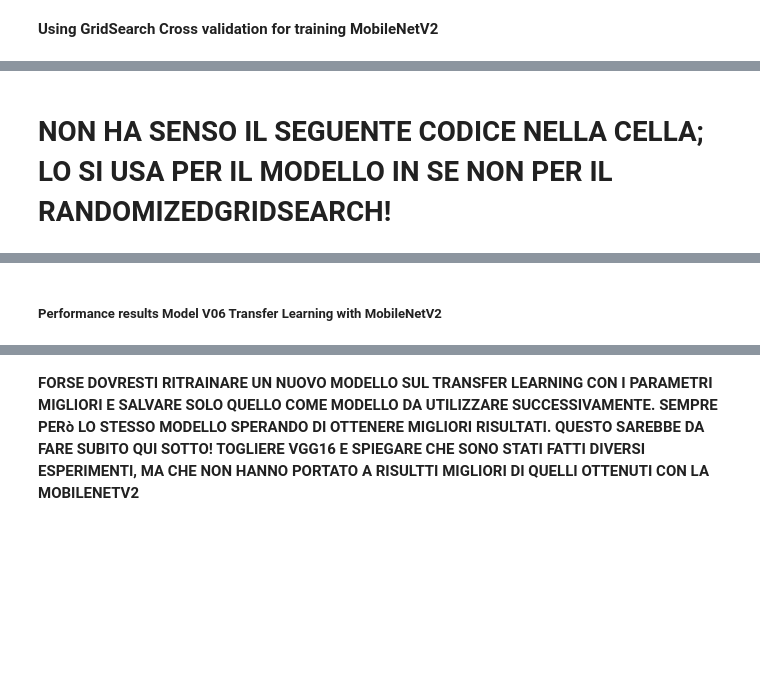
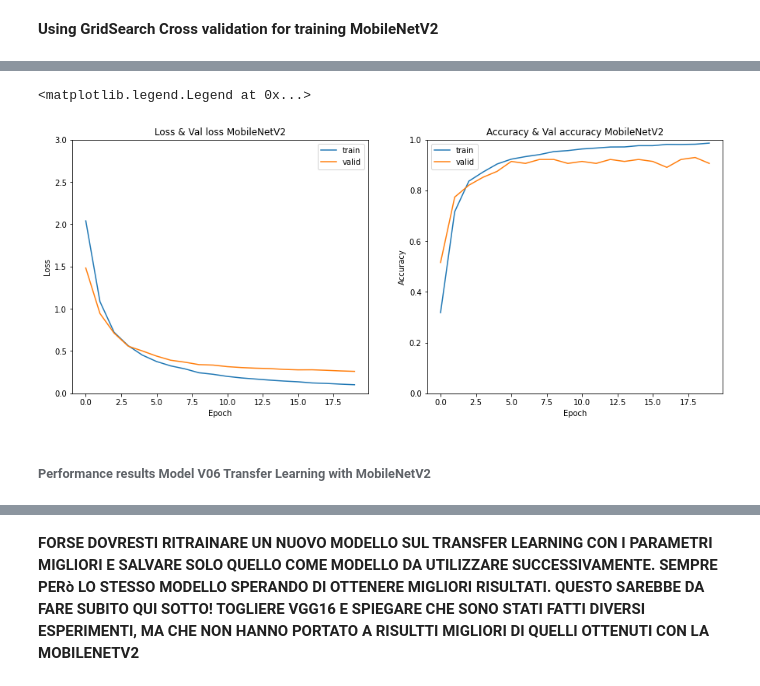
Before and after one commit to alessandro-maccario/DeepLearning-FoodRecognition, a Jupyter notebook: 1_FoDL_Food_Image_Classification_Model_Training_96x96.ipynb, the cells around one changed output, grey strips where cells are left out. Saved outputs shown, nothing was run; the diff lists cells and outputs as text; code cells hidden in the pictures; blank space fills up the shorter version.

```diff
--- a/1_FoDL_Food_Image_Classification_Model_Training_96x96.ipynb
+++ b/1_FoDL_Food_Image_Classification_Model_Training_96x96.ipynb
@@ -2067,29 +1987,28 @@ Best: 0.962284 using {'optimizer': 'SGD', 'lr': 0.0001, 'activation': 'LeakyRelu
 # # END RECORDING TIME
 # end = datetime.datetime.now()
 # print("Total execution time is: ", end - start)
-# %% [markdown]
-# NON HA SENSO IL SEGUENTE CODICE NELLA CELLA; LO SI USA PER IL MODELLO IN SE NON PER IL RANDOMIZEDGRIDSEARCH!
 # %%
-# # PLOT THEM TOGETHER
-# # Visualization of the learning curves
-# plt.figure(figsize=(15,6))
+# PLOT THEM TOGETHER
+# Visualization of the learning curves
+plt.figure(figsize=(15,6))
 
-# # PER IL PLOT DOVRESTI USARE GLI ELEMENTI DERIVANTI DA history_grid_fit_mobilenetV2
+# PER IL PLOT DOVRESTI USARE GLI ELEMENTI DERIVANTI DA history_grid_fit_mobilenetV2
 
-# plt.subplot(1, 2, 1)
-# plt.plot(history_grid_fit_mobilenetV2.history['loss'])
-# plt.plot(history_grid_fit_mobilenetV2.history['val_loss'])
-# plt.ylim([0.0, 3.0])
-# plt.title("Loss & Val loss MobileNetV2")
-# plt.xlabel('Epoch')
-# plt.ylabel('Loss')
-# plt.legend(['train', 'valid'])
+plt.subplot(1, 2, 1)
+plt.plot(history_mobilenetV2.history['loss'])
+plt.plot(history_mobilenetV2.history['val_loss'])
+plt.ylim([0.0, 3.0])
+plt.title("Loss & Val loss MobileNetV2")
+plt.xlabel('Epoch')
+plt.ylabel('Loss')
+plt.legend(['train', 'valid'])
 
-# plt.subplot(1, 2, 2)
-# plt.plot(history_grid_fit_mobilenetV2.history['accuracy'])
-# plt.plot(history_grid_fit_mobilenetV2.history['val_accuracy'])
-# plt.ylim([0.0, 1.0])
-# plt.title("Accuracy & Val accuracy MobileNetV2")
-# plt.xlabel('Epoch')
-# plt.ylabel('Accuracy')
-# plt.legend(['train', 'valid'])
+plt.subplot(1, 2, 2)
+plt.plot(history_mobilenetV2.history['accuracy'])
+plt.plot(history_mobilenetV2.history['val_accuracy'])
+plt.ylim([0.0, 1.0])
+plt.title("Accuracy & Val accuracy MobileNetV2")
+plt.xlabel('Epoch')
+plt.ylabel('Accuracy')
+plt.legend(['train', 'valid'])
+# %% [output]
@@ -2096,5 +2016,7 @@ Best: 0.962284 using {'optimizer': 'SGD', 'lr': 0.0001, 'activation': 'LeakyRelu
+<matplotlib.legend.Legend at 0x...>
+[figure, added]
 # %% [markdown]
-##### Performance results Model V06 Transfer Learning with MobileNetV2
+###### Performance results Model V06 Transfer Learning with MobileNetV2
 # %%
 # SAVE THE TIME NEEDED TO RUN THE ALGORITHM
 time_duration_modelV06_mobilenetV2 = end - start
```
Also changed, not shown: parts of 115 cells of this notebook.
